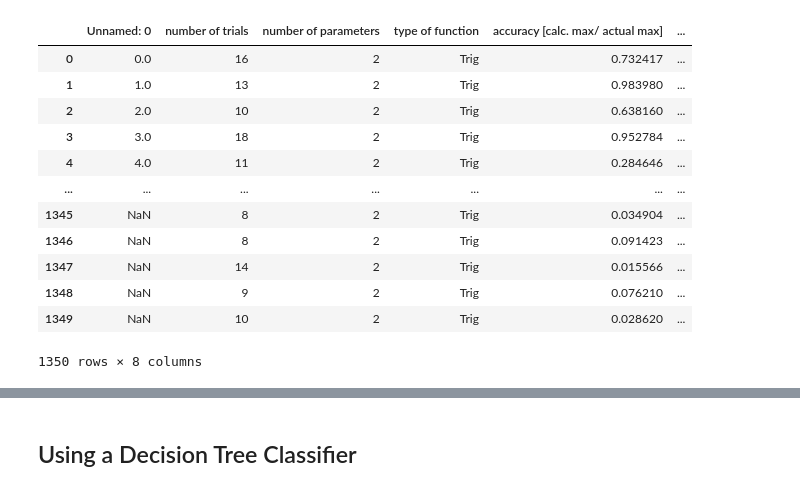
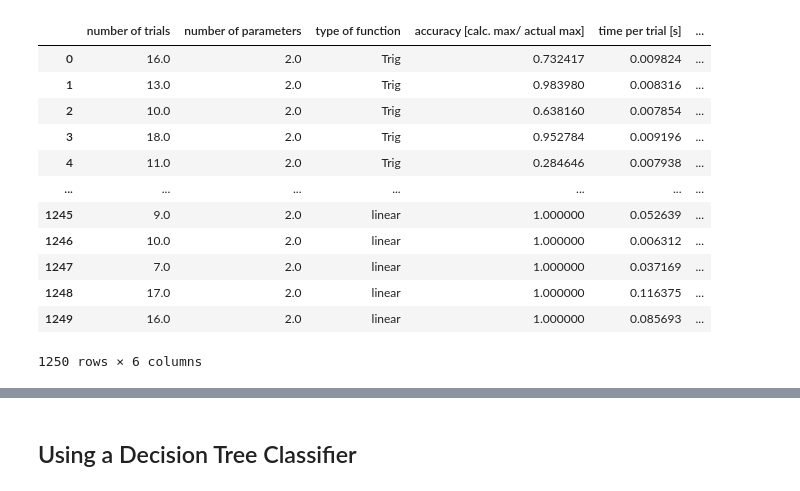
Before and after one commit to Optimistic-Optimizers/Black-Box-Optimization, a Jupyter notebook: black_box_optimization/Ensemble_Methods .ipynb, the cells around one changed output, grey strips where cells are left out. Drawn from its saved outputs; the diff is of its cells as text; code cells hidden in the pictures.

```diff
--- a/black_box_optimization/Ensemble_Methods .ipynb
+++ b/black_box_optimization/Ensemble_Methods .ipynb
@@ -15,24 +15,25 @@ from ipywidgets import interact, interactive, fixed, interact_manual
 import ipywidgets as widgets
 # %%
 df = pd.read_excel('data/All Data combined.xlsx')
-df
-# %% [output]
-|  | Unnamed: 0 | number of trials | number of parameters | type of function | accuracy [calc. max/ actual max] | ... |
-| 0 | 0.0 | 16 | 2 | Trig | 0.732417 | ... |
-| 1 | 1.0 | 13 | 2 | Trig | 0.983980 | ... |
-| 2 | 2.0 | 10 | 2 | Trig | 0.638160 | ... |
-| 3 | 3.0 | 18 | 2 | Trig | 0.952784 | ... |
-| 4 | 4.0 | 11 | 2 | Trig | 0.284646 | ... |
-| ... | ... | ... | ... | ... | ... | ... |
-| 1345 | NaN | 8 | 2 | Trig | 0.034904 | ... |
-| 1346 | NaN | 8 | 2 | Trig | 0.091423 | ... |
-| 1347 | NaN | 14 | 2 | Trig | 0.015566 | ... |
-| 1348 | NaN | 9 | 2 | Trig | 0.076210 | ... |
-| 1349 | NaN | 10 | 2 | Trig | 0.028620 | ... |
-1350 rows × 8 columns
 # %%
 df = df.drop(['Unnamed: 0'], axis=1)
+df = df.drop(['Unnamed: 8'], axis=1)
 df = df.drop(['type_of_opt'], axis=1)
+df.dropna()
+# %% [output]
+|  | number of trials | number of parameters | type of function | accuracy [calc. max/ actual max] | time per trial [s] | ... |
+| 0 | 16.0 | 2.0 | Trig | 0.732417 | 0.009824 | ... |
+| 1 | 13.0 | 2.0 | Trig | 0.983980 | 0.008316 | ... |
+| 2 | 10.0 | 2.0 | Trig | 0.638160 | 0.007854 | ... |
+| 3 | 18.0 | 2.0 | Trig | 0.952784 | 0.009196 | ... |
+| 4 | 11.0 | 2.0 | Trig | 0.284646 | 0.007938 | ... |
+| ... | ... | ... | ... | ... | ... | ... |
+| 1245 | 9.0 | 2.0 | linear | 1.000000 | 0.052639 | ... |
+| 1246 | 10.0 | 2.0 | linear | 1.000000 | 0.006312 | ... |
+| 1247 | 7.0 | 2.0 | linear | 1.000000 | 0.037169 | ... |
+| 1248 | 17.0 | 2.0 | linear | 1.000000 | 0.116375 | ... |
+| 1249 | 16.0 | 2.0 | linear | 1.000000 | 0.085693 | ... |
+1250 rows × 6 columns
 # %%
 df = df[df['accuracy [calc. max/ actual max]'] < 1.05]
 # %%
```
Also changed, not shown: parts of 21 cells of this notebook.
